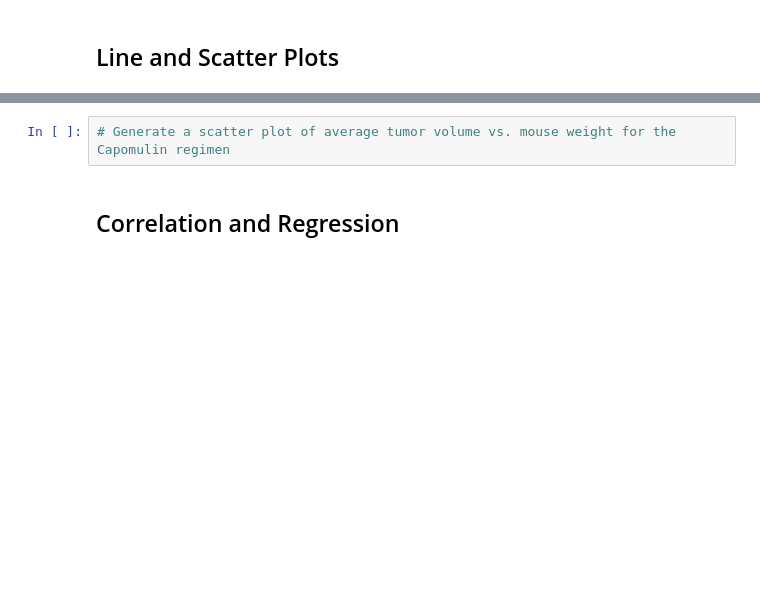
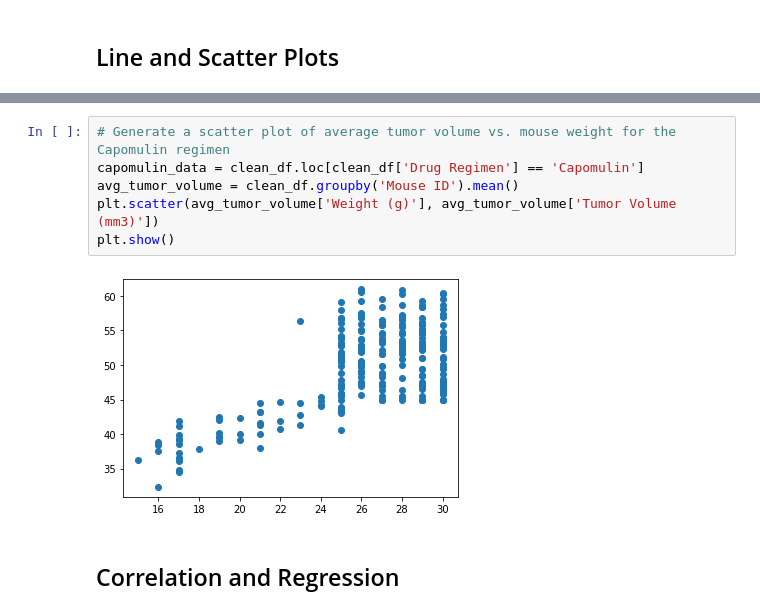
Before and after one commit to Barlow0471/MatplotlibHW, a Jupyter notebook: pymaceuticals_starter.ipynb, the cells around one changed output, grey strips where cells are left out. Cells and saved outputs as stored; diff of their text form; blank space fills up the shorter version.

```diff
--- a/pymaceuticals_starter.ipynb
+++ b/pymaceuticals_starter.ipynb
@@ -257,5 +260,11 @@ plt.plot(capomulin_mouse['Timepoint'], capomulin_mouse['Tumor Volume (mm3)'])
 # %%
 # Generate a scatter plot of average tumor volume vs. mouse weight for the Capomulin regimen
+capomulin_data = clean_df.loc[clean_df['Drug Regimen'] == 'Capomulin']
+avg_tumor_volume = clean_df.groupby('Mouse ID').mean()
+plt.scatter(avg_tumor_volume['Weight (g)'], avg_tumor_volume['Tumor Volume (mm3)'])
+plt.show()
+# %% [output]
+[figure, added]
 # %% [markdown]
 ## Correlation and Regression
 # %%
```
Also changed, not shown: parts of 1 cell of this notebook.
